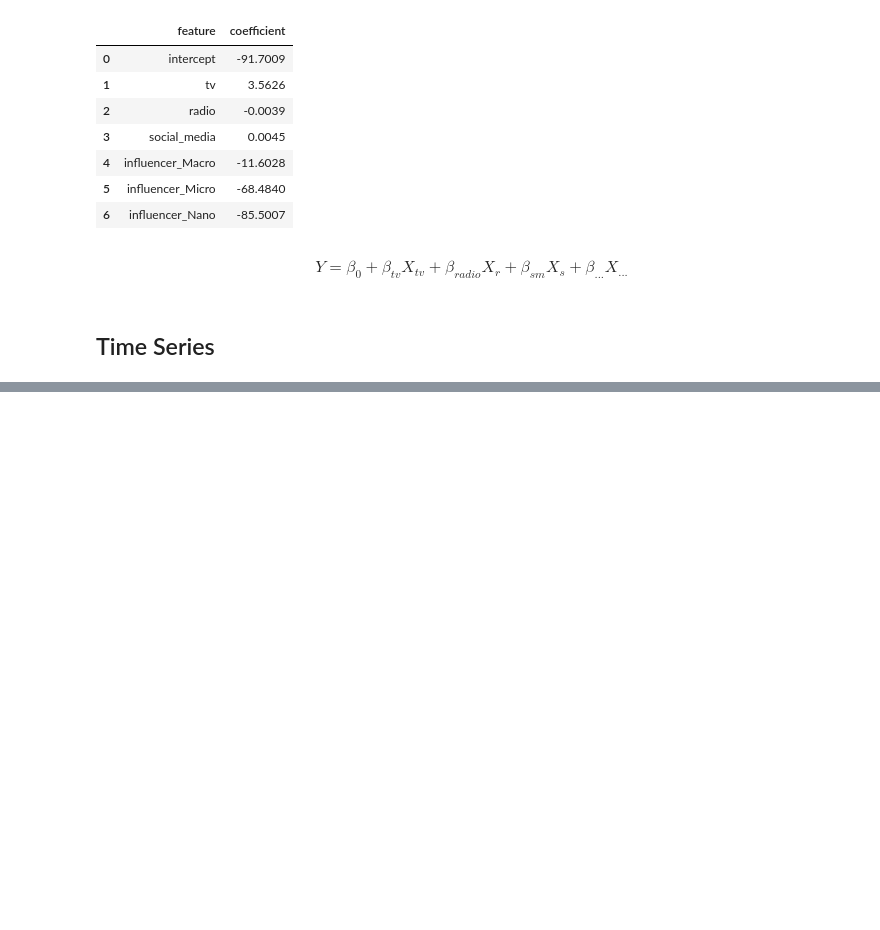
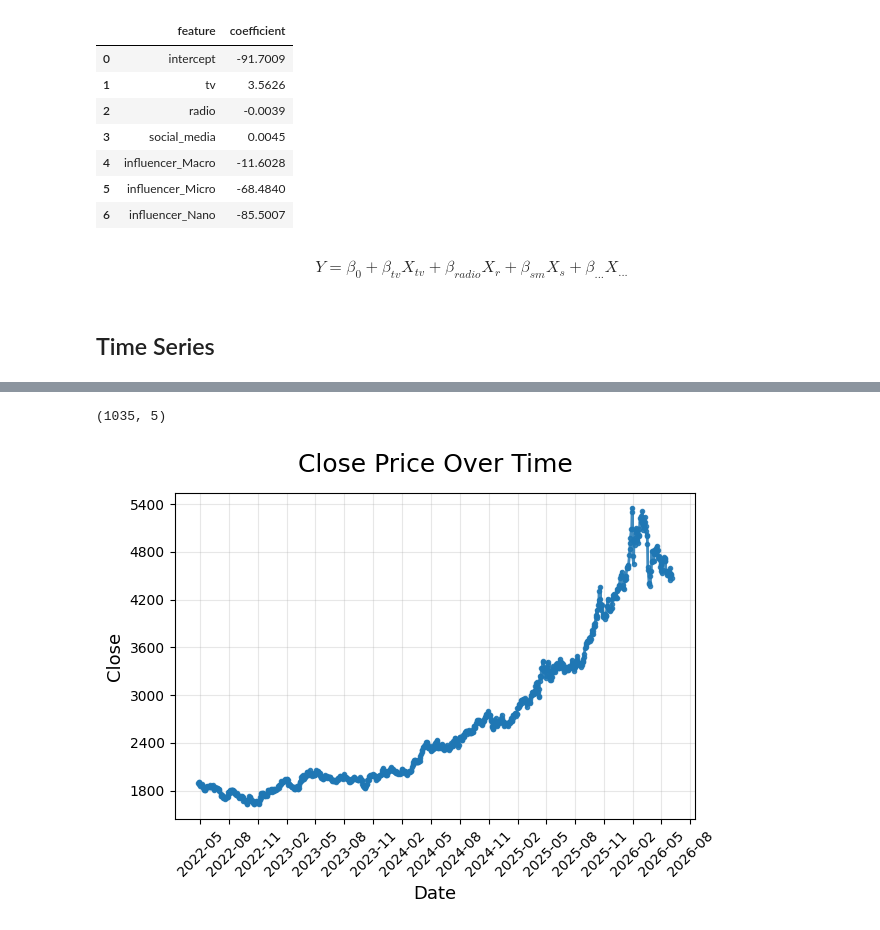
Before and after one commit to hovhannisyan91/aca, a Jupyter notebook: lab/python/notebooks/session_12_2_linear_regression.ipynb, the cells around one changed output, grey strips where cells are left out. Drawn from its saved outputs; the diff is of its cells as text; code cells hidden in the pictures; blank space fills up the shorter version.

```diff
--- a/lab/python/notebooks/session_12_2_linear_regression.ipynb
+++ b/lab/python/notebooks/session_12_2_linear_regression.ipynb
@@ -329,0 +300,3 @@ Yerevan
+# %%
+df= pd.read_csv('../data/regression/time_series/gold_prices_2022_2026.csv', parse_dates=['Date'])
+df.head()
@@ -329,0 +321,4 @@ Yerevan
+# %%
+df['Close'] = df['Close'].str.replace(",","",regex = False).str.strip()
+
+df['Close'] = pd.to_numeric(df['Close'])
@@ -329,0 +348,42 @@ Yerevan
+# %%
+df.shape
+# %% [output]
+(1035, 5)
+# %%
+df = df.sort_values(by='Date')
+# %%
+import matplotlib.pyplot as plt
+
+
+import matplotlib.pyplot as plt
+import matplotlib.dates as mdates
+from matplotlib.ticker import MaxNLocator
+
+
+plt.plot(
+    df["Date"],
+    df["Close"],
+    linewidth=2,
+    marker="o",
+    markersize=3,
+    alpha=0.85
+)
+
+plt.title("Close Price Over Time", fontsize=18, pad=15)
+plt.xlabel("Date", fontsize=13)
+plt.ylabel("Close", fontsize=13)
+
+# Improve x-axis date formatting
+plt.gca().xaxis.set_major_locator(mdates.MonthLocator(interval=3))
+plt.gca().xaxis.set_major_formatter(mdates.DateFormatter("%Y-%m"))
+
+# Reduce number of y-axis labels
+plt.gca().yaxis.set_major_locator(MaxNLocator(nbins=8))
+
+plt.xticks(rotation=45)
+plt.grid(True, alpha=0.3)
+
+plt.tight_layout()
+plt.show()
+# %% [output]
+[figure, added]
```
Also changed, not shown: parts of 39 cells of this notebook.
